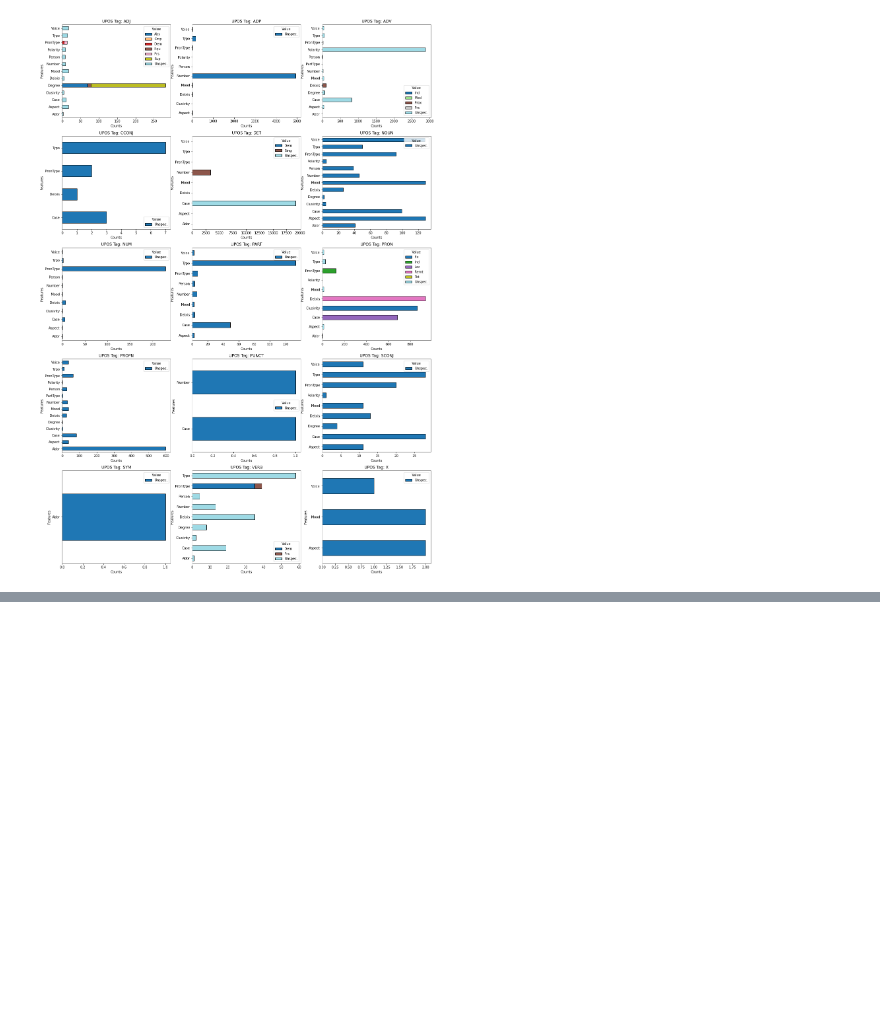
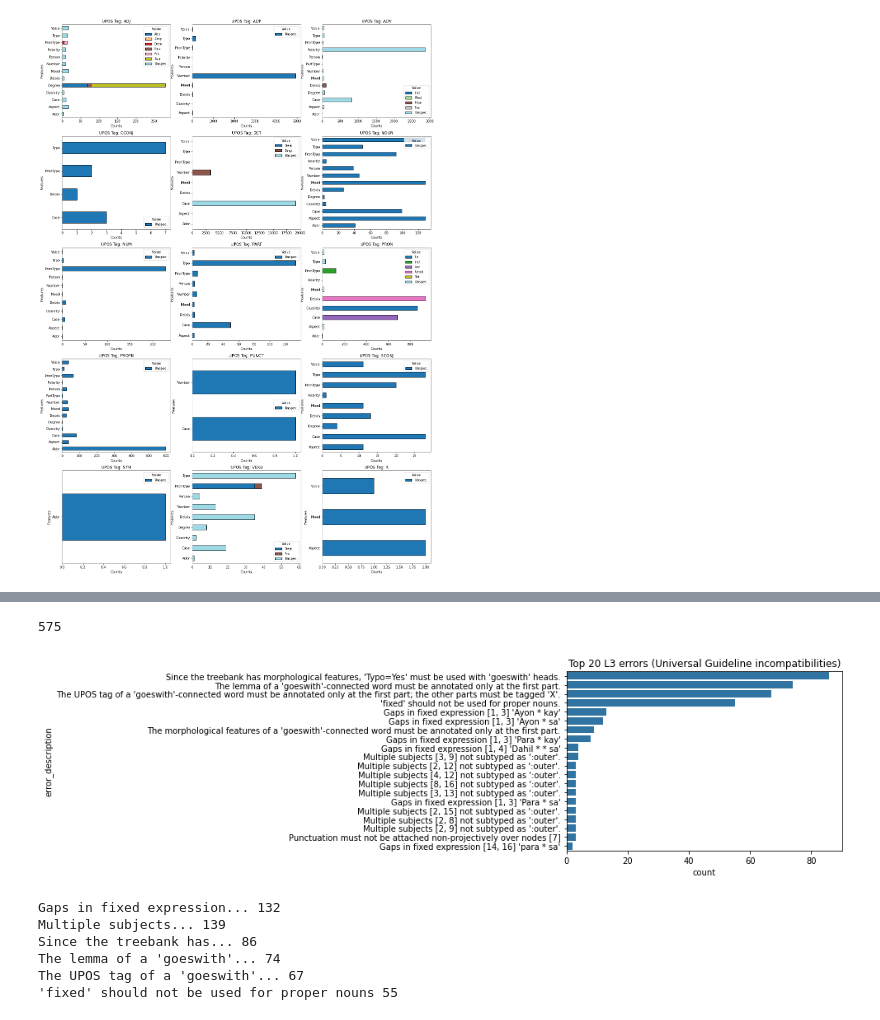
Before and after one commit to ljvmiranda921/scratch, a Jupyter notebook: 2023-12-19-ud-eda/notebooks/2023-12-20-eda-log-reports/2023-12-20-eda-log-reports.ipynb, the cells around one changed output, grey strips where cells are left out. Drawn from its saved outputs; the diff is of its cells as text; code cells hidden in the pictures; blank space fills up the shorter version.

```diff
--- a/2023-12-19-ud-eda/notebooks/2023-12-20-eda-log-reports/2023-12-20-eda-log-reports.ipynb
+++ b/2023-12-19-ud-eda/notebooks/2023-12-20-eda-log-reports/2023-12-20-eda-log-reports.ipynb
@@ -211,0 +218,13 @@ plt.savefig(f"figures/missing_feats_for_each_upos_tag.png", bbox_inches="tight",
+# %%
+def get_errors_on_level(level: int, df):
+    mask = df["error_code"].str.contains(f"L{level}")
+    return df.filter(mask)
+
+def filter_description_on_val(desc: str, df):
+    mask = df["error_description"].str.contains(desc)
+    return df.filter(mask)
+# %%
+df_l3 = get_errors_on_level(3, df)
+len(df_l3)
+# %% [output]
+575
@@ -211,0 +233,24 @@ plt.savefig(f"figures/missing_feats_for_each_upos_tag.png", bbox_inches="tight",
+# %%
+top_k = 20
+sns.barplot(
+    df_l3.group_by("error_description").count().sort(by="count", descending=True).head(top_k).to_pandas(),
+    x="count",
+    y="error_description",
+).set_title(f"Top {top_k} L3 errors (Universal Guideline incompatibilities)")
+plt.savefig(f"figures/top_{top_k}_l3_error_counts.png", bbox_inches="tight", dpi=300)
+# %% [output]
+[figure, added]
+# %%
+print("Gaps in fixed expression...", len(filter_description_on_val("Gaps in fixed expression", df)))
+print("Multiple subjects...", len(filter_description_on_val("Multiple subjects", df)))
+print("Since the treebank has...", len(filter_description_on_val("Since the treebank has", df)))
+print("The lemma of a 'goeswith'...", len(filter_description_on_val("The lemma of a", df)))
+print("The UPOS tag of a 'goeswith'...", len(filter_description_on_val("The UPOS tag of a", df)))
+print("'fixed' should not be used for proper nouns", len(filter_description_on_val("'fixed' should not be used", df)))
+# %% [output]
+Gaps in fixed expression... 132
+Multiple subjects... 139
+Since the treebank has... 86
+The lemma of a 'goeswith'... 74
+The UPOS tag of a 'goeswith'... 67
+'fixed' should not be used for proper nouns 55
```
Also changed, not shown: parts of 8 cells of this notebook, 2 other files.
